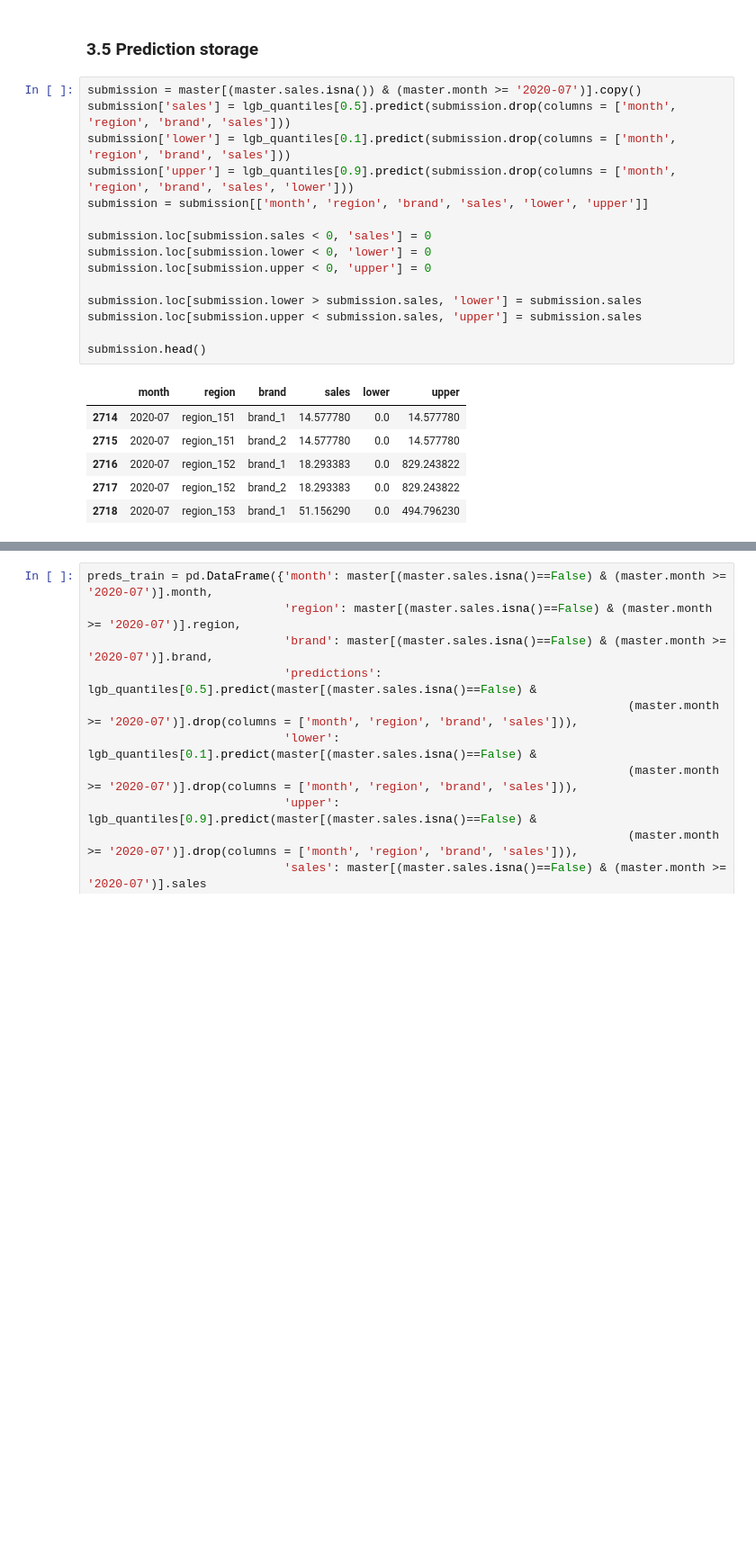
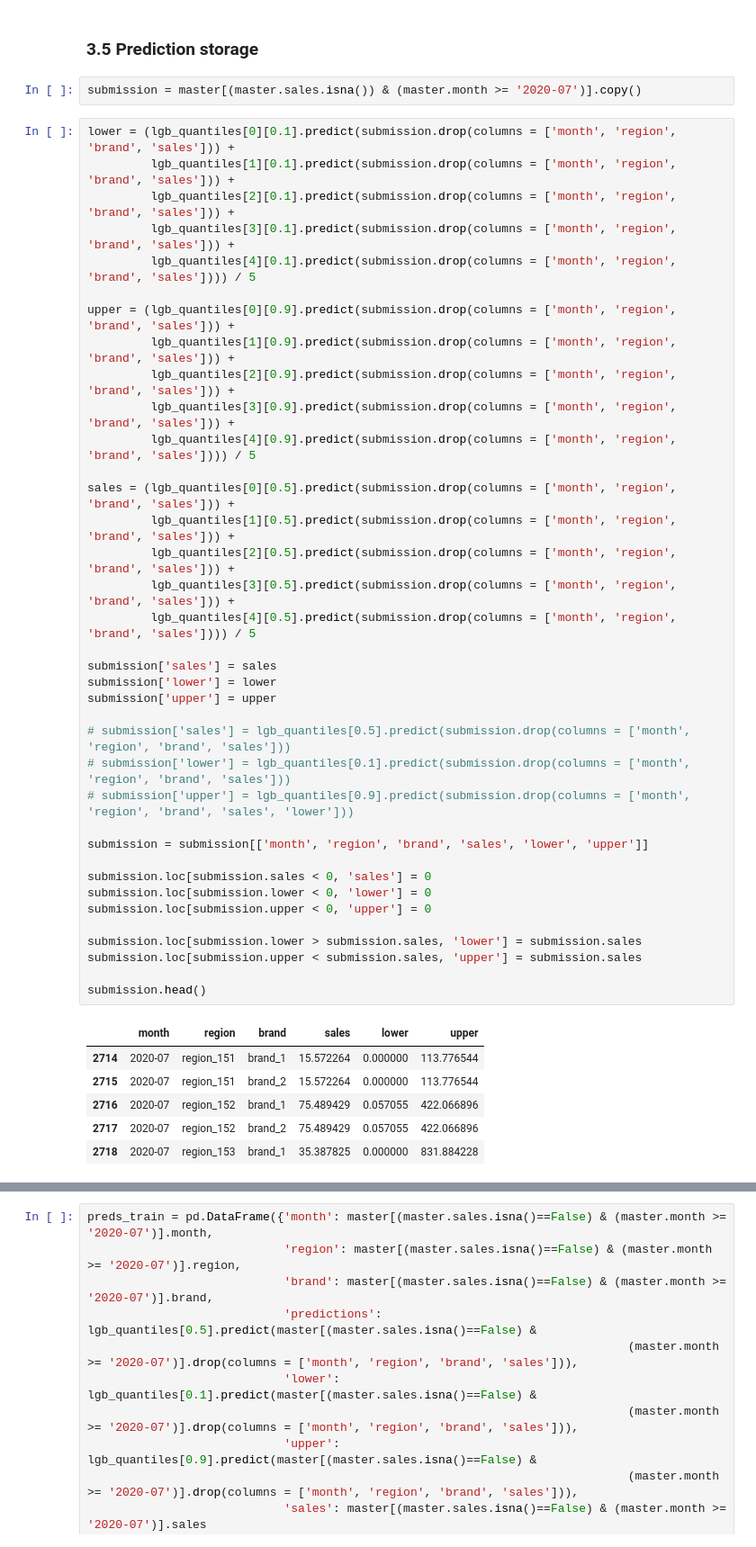
Before and after one commit to Bulbasaurzc/novartis-datathon-2021, a Jupyter notebook: notebooks/3_modelling.ipynb, the cells around one changed output, grey strips where cells are left out. Shown at 90% size. Cells and saved outputs as stored; diff of their text form; blank space fills up the shorter version.

```diff
--- a/notebooks/3_modelling.ipynb
+++ b/notebooks/3_modelling.ipynb
@@ -130,25 +80,49 @@ Early stopping, best iteration is:
 # %% [markdown]
 ### 3.5 Prediction storage
-# %%
-submission = master[(master.sales.isna()) & (master.month >= '2020-07')].copy()
-submission['sales'] = lgb_quantiles[0.5].predict(submission.drop(columns = ['month', 'region', 'brand', 'sales']))
-submission['lower'] = lgb_quantiles[0.1].predict(submission.drop(columns = ['month', 'region', 'brand', 'sales']))
-submission['upper'] = lgb_quantiles[0.9].predict(submission.drop(columns = ['month', 'region', 'brand', 'sales', 'lower']))
-submission = submission[['month', 'region', 'brand', 'sales', 'lower', 'upper']]
-
-submission.loc[submission.sales < 0, 'sales'] = 0
-submission.loc[submission.lower < 0, 'lower'] = 0
-submission.loc[submission.upper < 0, 'upper'] = 0
-
-submission.loc[submission.lower > submission.sales, 'lower'] = submission.sales
-submission.loc[submission.upper < submission.sales, 'upper'] = submission.sales
-
-submission.head()
-# %% [output]
-|  | month | region | brand | sales | lower | upper |
-| 2714 | 2020-07 | region_151 | brand_1 | 14.577780 | 0.0 | 14.577780 |
-| 2715 | 2020-07 | region_151 | brand_2 | 14.577780 | 0.0 | 14.577780 |
-| 2716 | 2020-07 | region_152 | brand_1 | 18.293383 | 0.0 | 829.243822 |
-| 2717 | 2020-07 | region_152 | brand_2 | 18.293383 | 0.0 | 829.243822 |
-| 2718 | 2020-07 | region_153 | brand_1 | 51.156290 | 0.0 | 494.796230 |
+# %%
+submission = master[(master.sales.isna()) & (master.month >= '2020-07')].copy()
+# %%
+lower = (lgb_quantiles[0][0.1].predict(submission.drop(columns = ['month', 'region', 'brand', 'sales'])) +
+         lgb_quantiles[1][0.1].predict(submission.drop(columns = ['month', 'region', 'brand', 'sales'])) +
+         lgb_quantiles[2][0.1].predict(submission.drop(columns = ['month', 'region', 'brand', 'sales'])) +
+         lgb_quantiles[3][0.1].predict(submission.drop(columns = ['month', 'region', 'brand', 'sales'])) +
+         lgb_quantiles[4][0.1].predict(submission.drop(columns = ['month', 'region', 'brand', 'sales']))) / 5
+
+upper = (lgb_quantiles[0][0.9].predict(submission.drop(columns = ['month', 'region', 'brand', 'sales'])) +
+         lgb_quantiles[1][0.9].predict(submission.drop(columns = ['month', 'region', 'brand', 'sales'])) +
+         lgb_quantiles[2][0.9].predict(submission.drop(columns = ['month', 'region', 'brand', 'sales'])) +
+         lgb_quantiles[3][0.9].predict(submission.drop(columns = ['month', 'region', 'brand', 'sales'])) +
+         lgb_quantiles[4][0.9].predict(submission.drop(columns = ['month', 'region', 'brand', 'sales']))) / 5
+
+sales = (lgb_quantiles[0][0.5].predict(submission.drop(columns = ['month', 'region', 'brand', 'sales'])) +
+         lgb_quantiles[1][0.5].predict(submission.drop(columns = ['month', 'region', 'brand', 'sales'])) +
+         lgb_quantiles[2][0.5].predict(submission.drop(columns = ['month', 'region', 'brand', 'sales'])) +
+         lgb_quantiles[3][0.5].predict(submission.drop(columns = ['month', 'region', 'brand', 'sales'])) +
+         lgb_quantiles[4][0.5].predict(submission.drop(columns = ['month', 'region', 'brand', 'sales']))) / 5
+
+submission['sales'] = sales
+submission['lower'] = lower
+submission['upper'] = upper
+
+# submission['sales'] = lgb_quantiles[0.5].predict(submission.drop(columns = ['month', 'region', 'brand', 'sales']))
+# submission['lower'] = lgb_quantiles[0.1].predict(submission.drop(columns = ['month', 'region', 'brand', 'sales']))
+# submission['upper'] = lgb_quantiles[0.9].predict(submission.drop(columns = ['month', 'region', 'brand', 'sales', 'lower']))
+
+submission = submission[['month', 'region', 'brand', 'sales', 'lower', 'upper']]
+
+submission.loc[submission.sales < 0, 'sales'] = 0
+submission.loc[submission.lower < 0, 'lower'] = 0
+submission.loc[submission.upper < 0, 'upper'] = 0
+
+submission.loc[submission.lower > submission.sales, 'lower'] = submission.sales
+submission.loc[submission.upper < submission.sales, 'upper'] = submission.sales
+
+submission.head()
+# %% [output]
+|  | month | region | brand | sales | lower | upper |
+| 2714 | 2020-07 | region_151 | brand_1 | 15.572264 | 0.000000 | 113.776544 |
+| 2715 | 2020-07 | region_151 | brand_2 | 15.572264 | 0.000000 | 113.776544 |
+| 2716 | 2020-07 | region_152 | brand_1 | 75.489429 | 0.057055 | 422.066896 |
+| 2717 | 2020-07 | region_152 | brand_2 | 75.489429 | 0.057055 | 422.066896 |
+| 2718 | 2020-07 | region_153 | brand_1 | 35.387825 | 0.000000 | 831.884228 |
 # %%
```
Also changed, not shown: parts of 5 cells of this notebook, 6 other files.
